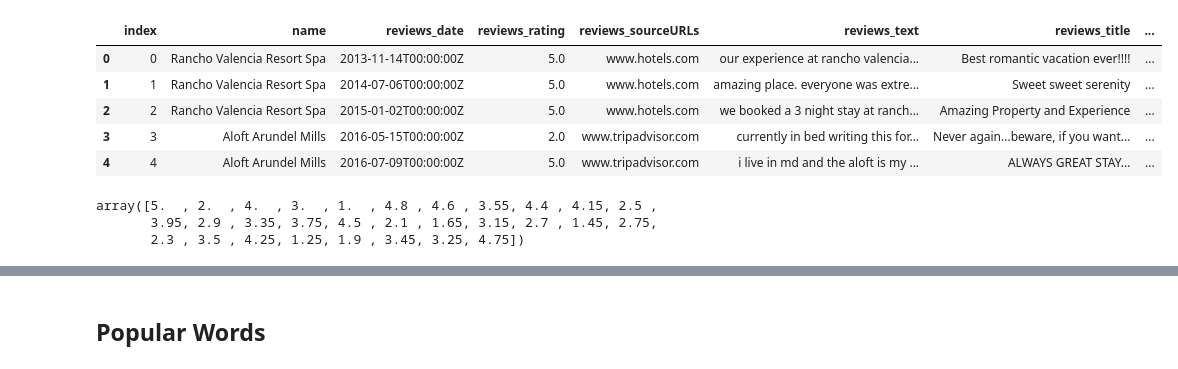
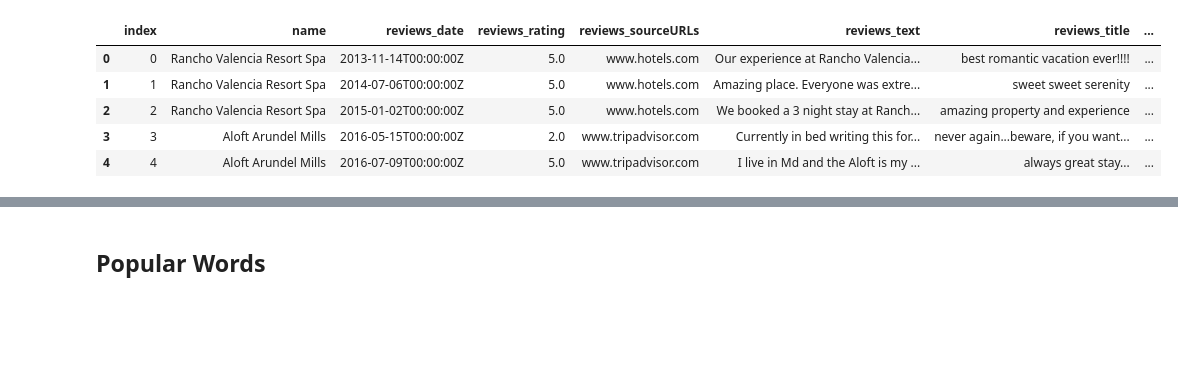
Before and after one commit to janelcv/Hotel_Rating_Analysis, a Jupyter notebook: Hotel_Ratings_Analysis-06.ipynb, the cells around one changed output, grey strips where cells are left out. Saved outputs shown, nothing was run; the diff lists cells and outputs as text; code cells hidden in the pictures; blank space fills up the shorter version.

Commit message:
Hotel_Ratings_Analysis-06.ipynb - NLP for Review Title

```diff
--- a/Hotel_Ratings_Analysis-06.ipynb
+++ b/Hotel_Ratings_Analysis-06.ipynb
@@ -42,21 +71,15 @@ for rating in rating_list:
 # %%
 # Put all letters in lower case
 # Split hotel reviews_rating to "good"/"bad"
-ratings["reviews_text"] = ratings["reviews_text"].str.lower()
+ratings["reviews_title"] = ratings["reviews_title"].str.lower()
 #ratings["rating"] = np.where(ratings["reviews_rating"]>= 4, 'good', 'bad')
 ratings["rating"] = new_list
-ratings['reviews_text'] = ratings['reviews_text'].astype(str)
+ratings['reviews_title'] = ratings['reviews_title'].astype(str)
 ratings.head()
 # %% [output]
 |  | index | name | reviews_date | reviews_rating | reviews_sourceURLs | reviews_text | reviews_title | ... |
-| 0 | 0 | Rancho Valencia Resort Spa | 2013-11-14T00:00:00Z | 5.0 | www.hotels.com | our experience at rancho valencia... | Best romantic vacation ever!!!! | ... |
-| 1 | 1 | Rancho Valencia Resort Spa | 2014-07-06T00:00:00Z | 5.0 | www.hotels.com | amazing place. everyone was extre... | Sweet sweet serenity | ... |
-| 2 | 2 | Rancho Valencia Resort Spa | 2015-01-02T00:00:00Z | 5.0 | www.hotels.com | we booked a 3 night stay at ranch... | Amazing Property and Experience | ... |
-| 3 | 3 | Aloft Arundel Mills | 2016-05-15T00:00:00Z | 2.0 | www.tripadvisor.com | currently in bed writing this for... | Never again...beware, if you want... | ... |
-| 4 | 4 | Aloft Arundel Mills | 2016-07-09T00:00:00Z | 5.0 | www.tripadvisor.com | i live in md and the aloft is my ... | ALWAYS GREAT STAY... | ... |
+| 0 | 0 | Rancho Valencia Resort Spa | 2013-11-14T00:00:00Z | 5.0 | www.hotels.com | Our experience at Rancho Valencia... | best romantic vacation ever!!!! | ... |
+| 1 | 1 | Rancho Valencia Resort Spa | 2014-07-06T00:00:00Z | 5.0 | www.hotels.com | Amazing place. Everyone was extre... | sweet sweet serenity | ... |
+| 2 | 2 | Rancho Valencia Resort Spa | 2015-01-02T00:00:00Z | 5.0 | www.hotels.com | We booked a 3 night stay at Ranch... | amazing property and experience | ... |
+| 3 | 3 | Aloft Arundel Mills | 2016-05-15T00:00:00Z | 2.0 | www.tripadvisor.com | Currently in bed writing this for... | never again...beware, if you want... | ... |
+| 4 | 4 | Aloft Arundel Mills | 2016-07-09T00:00:00Z | 5.0 | www.tripadvisor.com | I live in Md and the Aloft is my ... | always great stay... | ... |
-# %%
-ratings['reviews_rating'].unique()
-# %% [output]
-array([5.  , 2.  , 4.  , 3.  , 1.  , 4.8 , 4.6 , 3.55, 4.4 , 4.15, 2.5 ,
-       3.95, 2.9 , 3.35, 3.75, 4.5 , 2.1 , 1.65, 3.15, 2.7 , 1.45, 2.75,
-       2.3 , 3.5 , 4.25, 1.25, 1.9 , 3.45, 3.25, 4.75])
```
Also changed, not shown: parts of 66 cells of this notebook, 1 other file.
